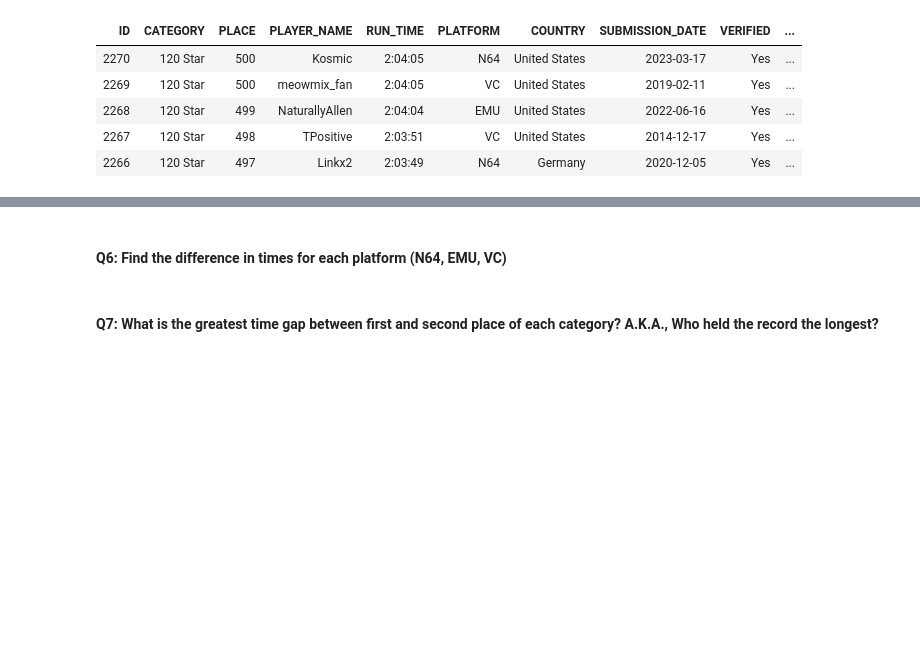
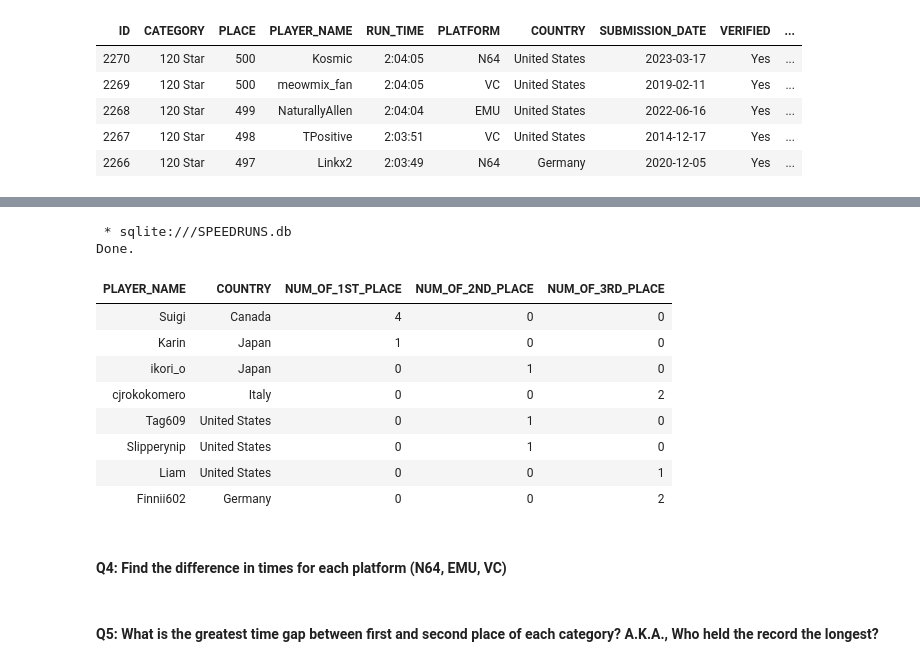
Before and after one commit to ouchmode/SM64-Speedrun-Data, a Jupyter notebook: SM64_Speedruns.ipynb, the cells around one changed output, grey strips where cells are left out. Saved outputs shown, nothing was run; the diff lists cells and outputs as text; code cells hidden in the pictures; blank space fills up the shorter version.

```diff
--- a/SM64_Speedruns.ipynb
+++ b/SM64_Speedruns.ipynb
@@ -303,4 +363,35 @@ Done.
+# %%
+%%sql
+
+/*Finding how many times a player is 1st, 2nd or 3rd in a category.*/
+
+SELECT PLAYER_NAME, COUNTRY, COUNT(FIRST) AS NUM_OF_1ST_PLACE, COUNT(SECOND) AS NUM_OF_2ND_PLACE, COUNT(THIRD) AS NUM_OF_3RD_PLACE
+FROM
+(
+    SELECT PLAYER_NAME, CATEGORY, COUNTRY,
+        GROUP_CONCAT(CASE WHEN PLACE == 1 THEN PLAYER_NAME END) as FIRST,
+        GROUP_CONCAT(CASE WHEN PLACE == 2 THEN PLAYER_NAME END) as SECOND,
+        GROUP_CONCAT(CASE WHEN PLACE == 3 THEN PLAYER_NAME END) as THIRD
+    FROM ALL_CAT_SPEEDRUNS
+    GROUP BY CATEGORY, COUNTRY
+    HAVING PLACE IN (1, 2, 3) AND COUNTRY IS NOT NULL
+    ORDER BY COUNTRY ASC
+) as top3Table
+GROUP BY PLAYER_NAME
+ORDER BY NUM_OF_1ST_PLACE desc;
+# %% [output]
+ * sqlite:///SPEEDRUNS.db
+Done.
+| PLAYER_NAME | COUNTRY | NUM_OF_1ST_PLACE | NUM_OF_2ND_PLACE | NUM_OF_3RD_PLACE |
+| Suigi | Canada | 4 | 0 | 0 |
+| Karin | Japan | 1 | 0 | 0 |
+| ikori_o | Japan | 0 | 1 | 0 |
+| cjrokokomero | Italy | 0 | 0 | 2 |
+| Tag609 | United States | 0 | 1 | 0 |
+| Slipperynip | United States | 0 | 1 | 0 |
+| Liam | United States | 0 | 0 | 1 |
+| Finnii602 | Germany | 0 | 0 | 2 |
 # %% [markdown]
-#### **Q6: Find the difference in times for each platform (N64, EMU, VC)**
+#### **Q4: Find the difference in times for each platform (N64, EMU, VC)**
 # %% [markdown]
-#### **Q7: What is the greatest time gap between first and second place of each category? A.K.A., Who held the record the longest?**
+#### **Q5: What is the greatest time gap between first and second place of each category? A.K.A., Who held the record the longest?**
```
Also changed, not shown: parts of 10 cells of this notebook.
